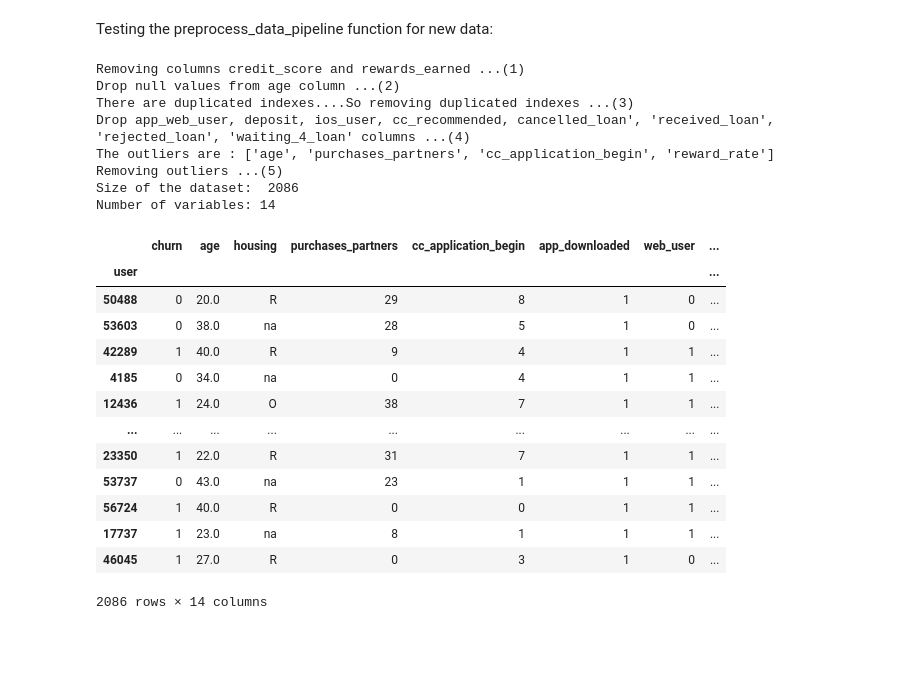
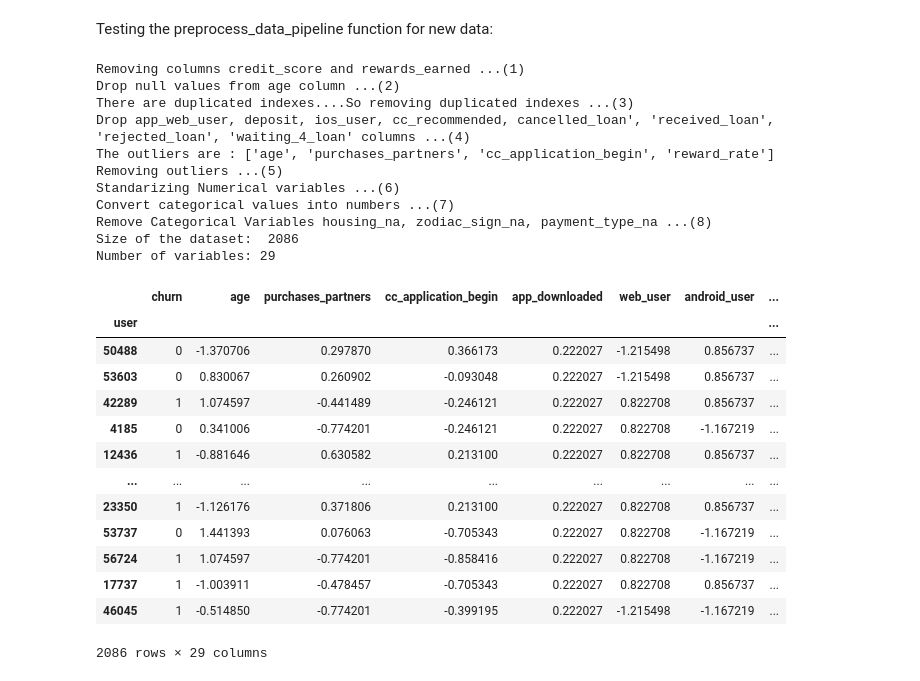
Before and after one commit to yonkeenn/projectChurnRate, a Jupyter notebook: projectChurnRate_Preprocesing.ipynb, the cells around one changed output. Drawn from its saved outputs; the diff is of its cells as text; code cells hidden in the pictures; blank space fills up the shorter version.

```diff
--- a/projectChurnRate_Preprocesing.ipynb
+++ b/projectChurnRate_Preprocesing.ipynb
@@ -384,0 +394,4 @@ df[num_features].corr()['churn'].sort_values(ascending = False).plot(kind='bar')
+# %%
+# Adding to pre-preocessing pipeline:
+
+pipeline_preprocess.append(standardizeNum)
@@ -384,0 +400,12 @@ df[num_features].corr()['churn'].sort_values(ascending = False).plot(kind='bar')
+# %%
+def removedummy(df):
+    print("Convert categorical values into numbers ...(7)")
+    df_new = pd.get_dummies(df)
+    print("Remove Categorical Variables housing_na, zodiac_sign_na, payment_type_na ...(8)")
+    df_new = df_new.drop(columns = ['housing_na', 'zodiac_sign_na', 'payment_type_na'])
+    return df_new
+# %%
+df = removedummy(df)
+print("Size of the dataset:  %d" % df.shape[0])
+print("Number of variables: %d" % df.shape[1])
+df.head(10)
@@ -385 +430,5 @@ df[num_features].corr()['churn'].sort_values(ascending = False).plot(kind='bar')
+# %%
+# Adding to pre-preocessing pipeline:
+
+pipeline_preprocess.append(removedummy)
 # %% [markdown]
@@ -407,31 +458,34 @@ def preprocess_data_pipeline(df, pipeline_preprocess):
 # %% [markdown]
 Testing the preprocess_data_pipeline function for new data:
 # %%
-df_aux = pd.read_csv('../projectChurnRate/Data/churn_data.csv', index_col=0).sample(n=2100, random_state=0)
+df_aux = pd.read_csv('../projectChurnRate/Data/finance_data.csv', index_col=0).sample(n=2100, random_state=0)
 preprocess_data_pipeline(df_aux, pipeline_preprocess)
 # %% [output]
 Removing columns credit_score and rewards_earned ...(1)
 Drop null values from age column ...(2)
 There are duplicated indexes....So removing duplicated indexes ...(3)
 Drop app_web_user, deposit, ios_user, cc_recommended, cancelled_loan', 'received_loan', 'rejected_loan', 'waiting_4_loan' columns ...(4)
 The outliers are : ['age', 'purchases_partners', 'cc_application_begin', 'reward_rate']
 Removing outliers ...(5)
+Standarizing Numerical variables ...(6)
+Convert categorical values into numbers ...(7)
+Remove Categorical Variables housing_na, zodiac_sign_na, payment_type_na ...(8)
 Size of the dataset:  2086
-Number of variables: 14
+Number of variables: 29
-|  | churn | age | housing | purchases_partners | cc_application_begin | app_downloaded | web_user | ... |
+|  | churn | age | purchases_partners | cc_application_begin | app_downloaded | web_user | android_user | ... |
 | user |  |  |  |  |  |  |  | ... |
-| 50488 | 0 | 20.0 | R | 29 | 8 | 1 | 0 | ... |
-| 53603 | 0 | 38.0 | na | 28 | 5 | 1 | 0 | ... |
-| 42289 | 1 | 40.0 | R | 9 | 4 | 1 | 1 | ... |
-| 4185 | 0 | 34.0 | na | 0 | 4 | 1 | 1 | ... |
-| 12436 | 1 | 24.0 | O | 38 | 7 | 1 | 1 | ... |
+| 50488 | 0 | -1.370706 | 0.297870 | 0.366173 | 0.222027 | -1.215498 | 0.856737 | ... |
+| 53603 | 0 | 0.830067 | 0.260902 | -0.093048 | 0.222027 | -1.215498 | 0.856737 | ... |
+| 42289 | 1 | 1.074597 | -0.441489 | -0.246121 | 0.222027 | 0.822708 | 0.856737 | ... |
+| 4185 | 0 | 0.341006 | -0.774201 | -0.246121 | 0.222027 | 0.822708 | -1.167219 | ... |
+| 12436 | 1 | -0.881646 | 0.630582 | 0.213100 | 0.222027 | 0.822708 | 0.856737 | ... |
 | ... | ... | ... | ... | ... | ... | ... | ... | ... |
-| 23350 | 1 | 22.0 | R | 31 | 7 | 1 | 1 | ... |
-| 53737 | 0 | 43.0 | na | 23 | 1 | 1 | 1 | ... |
-| 56724 | 1 | 40.0 | R | 0 | 0 | 1 | 1 | ... |
-| 17737 | 1 | 23.0 | na | 8 | 1 | 1 | 1 | ... |
-| 46045 | 1 | 27.0 | R | 0 | 3 | 1 | 0 | ... |
+| 23350 | 1 | -1.126176 | 0.371806 | 0.213100 | 0.222027 | 0.822708 | 0.856737 | ... |
+| 53737 | 0 | 1.441393 | 0.076063 | -0.705343 | 0.222027 | 0.822708 | -1.167219 | ... |
+| 56724 | 1 | 1.074597 | -0.774201 | -0.858416 | 0.222027 | 0.822708 | -1.167219 | ... |
+| 17737 | 1 | -1.003911 | -0.478457 | -0.705343 | 0.222027 | 0.822708 | 0.856737 | ... |
+| 46045 | 1 | -0.514850 | -0.774201 | -0.399195 | 0.222027 | -1.215498 | -1.167219 | ... |
-2086 rows × 14 columns
+2086 rows × 29 columns
 # %%
 df.to_csv('./Data/df_preprocess_done.csv')
 df_pred.to_csv('./Data/df_prediction.csv')
```
Also changed, not shown: parts of 16 cells of this notebook, 4 other files.
